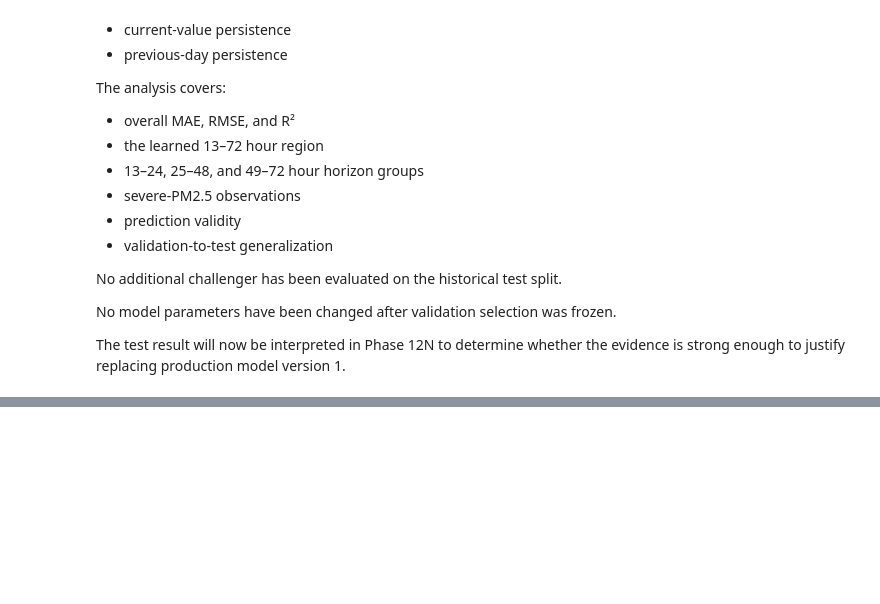
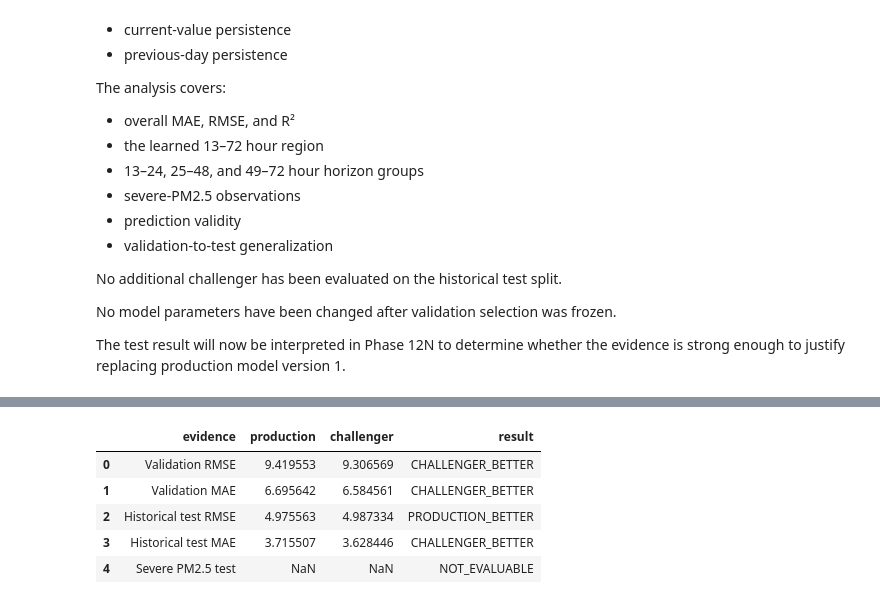
Before and after one commit to riyanj220/pearls-aqi-predictor, a Jupyter notebook: notebooks/12_model_challenger_benchmark.ipynb, the cells around one changed output, grey strips where cells are left out. Cells and saved outputs as stored; diff of their text form; code cells hidden in the pictures; blank space fills up the shorter version.

Commit message:
docs(notebooks): retain production champion after final evaluation

```diff
--- a/notebooks/12_model_challenger_benchmark.ipynb
+++ b/notebooks/12_model_challenger_benchmark.ipynb
@@ -10884,0 +10974,89 @@ evidence is strong enough to justify replacing production model version 1.
+# %%
+final_decision_evidence_df = pd.DataFrame(
+    [
+        {
+            "evidence": "Validation RMSE",
+            "production": (
+                champion_overall[
+                    "rmse"
+                ]
+            ),
+            "challenger": (
+                best_histgb_overall[
+                    "rmse"
+                ]
+            ),
+            "result": (
+                "CHALLENGER_BETTER"
+            ),
+        },
+        {
+            "evidence": "Validation MAE",
+            "production": (
+                champion_overall[
+                    "mae"
+                ]
+            ),
+            "challenger": (
+                best_histgb_overall[
+                    "mae"
+                ]
+            ),
+            "result": (
+                "CHALLENGER_BETTER"
+            ),
+        },
+        {
+            "evidence": "Historical test RMSE",
+            "production": (
+                production_test_result[
+                    "overall_metrics"
+                ]["rmse"]
+            ),
+            "challenger": (
+                selected_test_overall[
+                    "rmse"
+                ]
+            ),
+            "result": (
+                "PRODUCTION_BETTER"
+            ),
+        },
+        {
+            "evidence": "Historical test MAE",
+            "production": (
+                production_test_result[
+                    "overall_metrics"
+                ]["mae"]
+            ),
+            "challenger": (
+                selected_test_overall[
+                    "mae"
+                ]
+            ),
+            "result": (
+                "CHALLENGER_BETTER"
+            ),
+        },
+        {
+            "evidence": "Severe PM2.5 test",
+            "production": None,
+            "challenger": None,
+            "result": (
+                "NOT_EVALUABLE"
+            ),
+        },
+    ]
+)
+
+
+display(
+    final_decision_evidence_df
+)
+# %% [output]
+|  | evidence | production | challenger | result |
+| 0 | Validation RMSE | 9.419553 | 9.306569 | CHALLENGER_BETTER |
+| 1 | Validation MAE | 6.695642 | 6.584561 | CHALLENGER_BETTER |
+| 2 | Historical test RMSE | 4.975563 | 4.987334 | PRODUCTION_BETTER |
+| 3 | Historical test MAE | 3.715507 | 3.628446 | CHALLENGER_BETTER |
+| 4 | Severe PM2.5 test | NaN | NaN | NOT_EVALUABLE |
```
Also changed, not shown: parts of 5 cells of this notebook.
